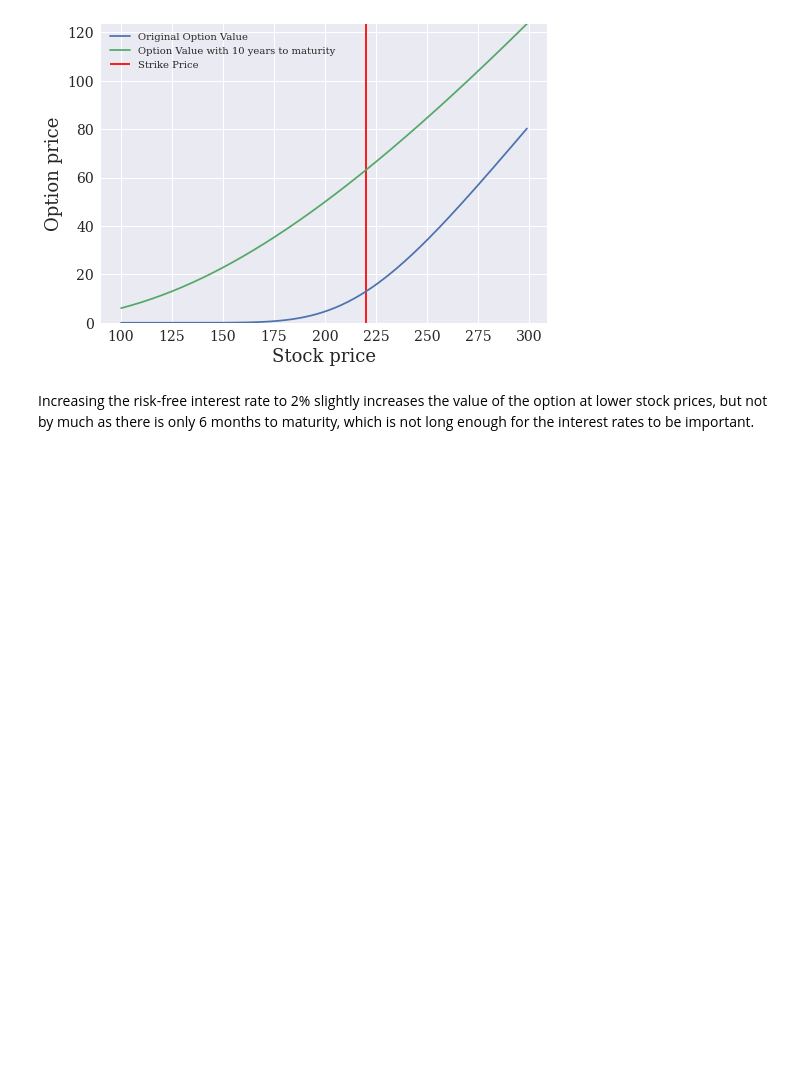
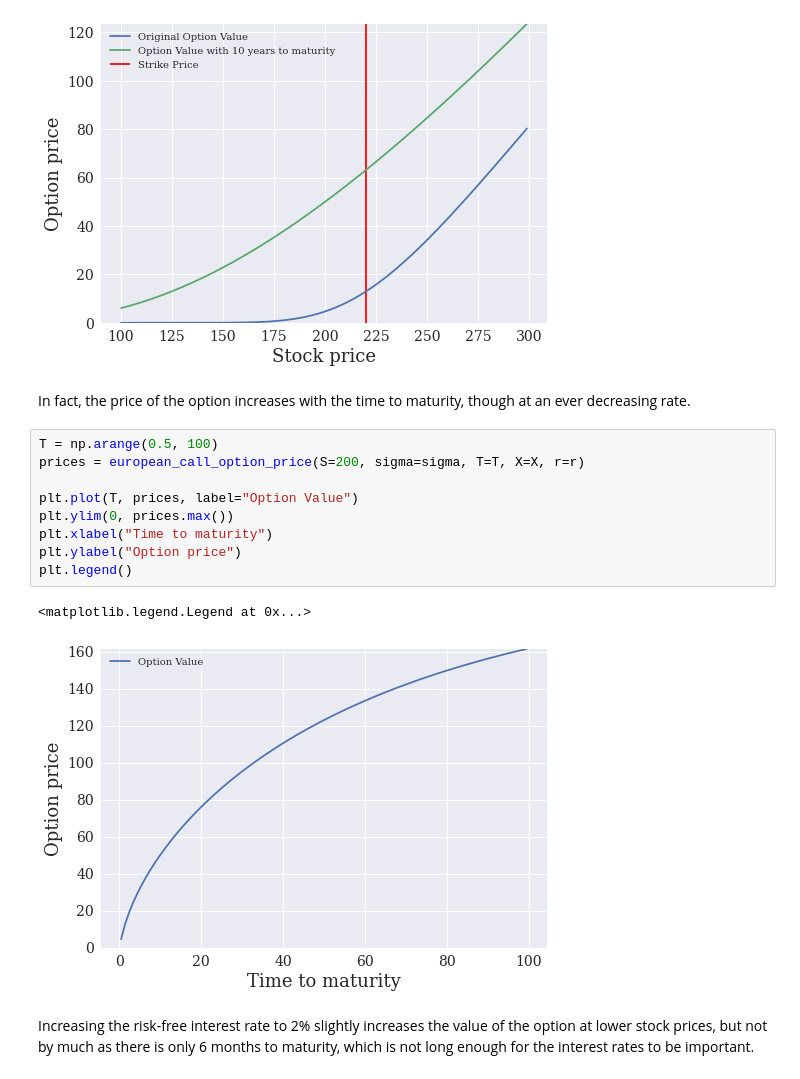
Before and after one commit to idorrington92/finance_tutorials, a Jupyter notebook: Black_Scholes_pricing_european_call_option.ipynb, the cells around one changed output. Saved outputs shown, nothing was run; the diff lists cells and outputs as text; blank space fills up the shorter version.

Commit message:
Added a plot showing how price changes with time to maturity

```diff
--- a/Black_Scholes_pricing_european_call_option.ipynb
+++ b/Black_Scholes_pricing_european_call_option.ipynb
@@ -101,6 +101,20 @@ plt.legend()
 # %% [output]
 <matplotlib.legend.Legend at 0x...>
 [figure]
+# %% [markdown]
+In fact, the price of the option increases with the time to maturity, though at an ever decreasing rate.
+# %%
+T = np.arange(0.5, 100)
+prices = european_call_option_price(S=200, sigma=sigma, T=T, X=X, r=r)
+
+plt.plot(T, prices, label="Option Value")
+plt.ylim(0, prices.max())
+plt.xlabel("Time to maturity")
+plt.ylabel("Option price")
+plt.legend()
+# %% [output]
+<matplotlib.legend.Legend at 0x...>
+[figure, added]
 # %% [markdown]
 Increasing the risk-free interest rate to 2% slightly increases the value of the option at lower stock prices, but not by much as there is only 6 months to maturity, which is not long enough for the interest rates to be important.
 # %%
```
Also changed, not shown: parts of 1 cell of this notebook.
